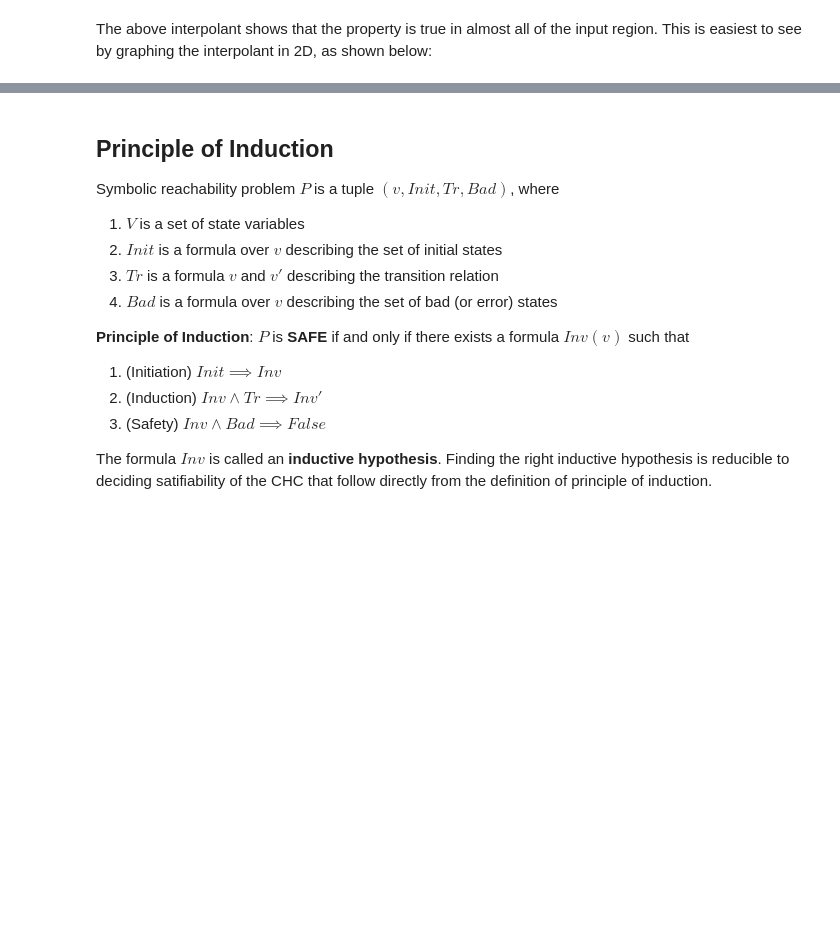
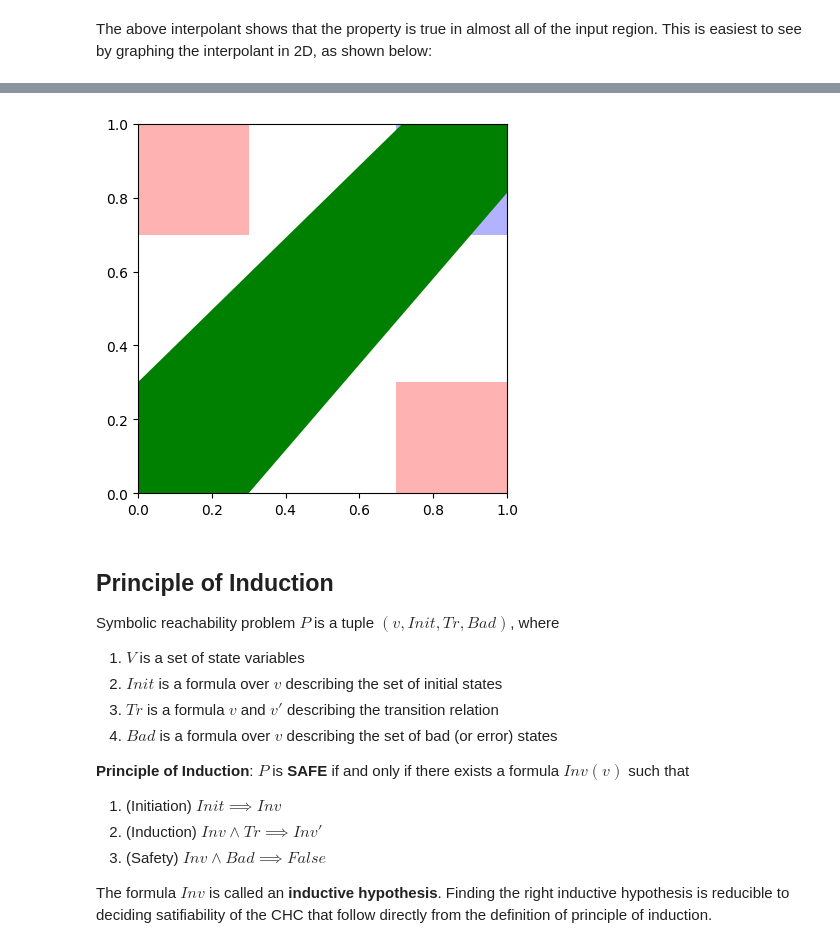
Before and after one commit to agurfinkel/spacer-on-jupyter, a Jupyter notebook: FSU_2023.ipynb, the cells around one changed output, grey strips where cells are left out. Saved outputs shown, nothing was run; the diff lists cells and outputs as text; code cells hidden in the pictures; blank space fills up the shorter version.

Commit message:
feat: use maptlotlib for itp plot

```diff
--- a/FSU_2023.ipynb
+++ b/FSU_2023.ipynb
@@ -173,3 +177,31 @@ IFrame("https://www.geogebra.org/classic/qhtrrkrp",720,480)
+# %%
+import matplotlib.pyplot as plt
+import numpy as np
+plt.axes()
+
+ff = plt.Rectangle((0,0), 0.3, 0.3, fc='blue', alpha = 0.3)
+tt = plt.Rectangle((0.7,0.7), 0.3, 0.3, fc='blue', alpha = 0.3)
+ft = plt.Rectangle((0.0,0.7), 0.3, 0.3, fc='red', alpha = 0.3)
+tf = plt.Rectangle((0.7,0.0), 0.3, 0.3, fc='red', alpha = 0.3)
+plt.gca().add_patch(ff)
+plt.gca().add_patch(tt)
+plt.gca().add_patch(ft)
+plt.gca().add_patch(tf)
+
+#range for x0 is from 0 to 1. Please ignore 10. It doesnt matter here
+x0 = np.linspace(0, 1, 10)
+
+#plot the two constraints. We will view x1 as a function of x0
+x1_constraint1 = 143/123*x0 - 143/410
+x1_constraint2 = 43/44*x0 + 3/10
+#fill the area between the two constraints
+plt.fill_between(x0, x1_constraint1, x1_constraint2, fc='green')
+plt.axis('scaled')
+plt.gca().set_xlim([0, 1])
+plt.gca().set_ylim([0, 1])
+plt.show()
+# %% [output]
+[figure, added]
 # %% [markdown]
 ## Principle of Induction
 
```
Also changed, not shown: parts of 3 cells of this notebook, 2 other files.
